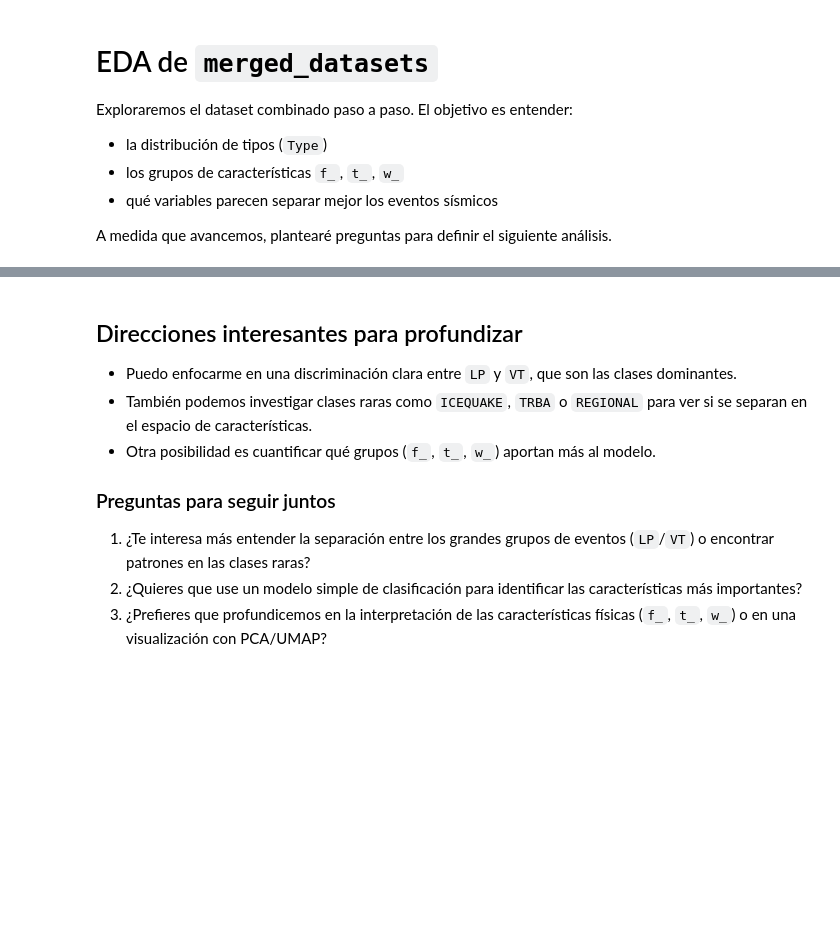
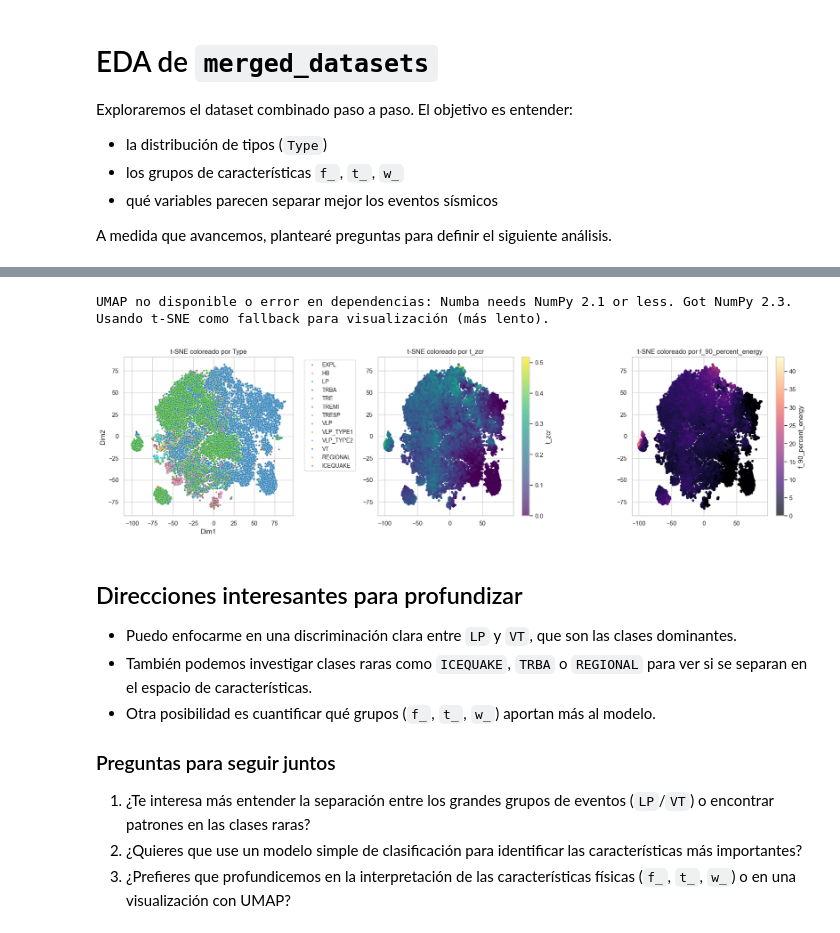
Before and after one commit to RickParra96/TESIS, a Jupyter notebook: EDA_merged_datasets.ipynb, the cells around one changed output, grey strips where cells are left out. Drawn from its saved outputs; the diff is of its cells as text; code cells hidden in the pictures; blank space fills up the shorter version.

```diff
--- a/EDA_merged_datasets.ipynb
+++ b/EDA_merged_datasets.ipynb
@@ -84,23 +121,57 @@ if set(main_types).issubset(df['Type'].unique()):
 # %%
-# PCA simple para visualizar si hay separación por tipo
-from sklearn.decomposition import PCA
+# UMAP para visualizaciones: tres gráficos en figuras distintas coloreados por Type, t_zcr y f_90_percent_energy
+# Intentaremos usar UMAP, pero si falla (p. ej. por dependencias numba/numpy), usaremos t-SNE como fallback.
+try:
+    import umap
+    from umap import UMAP
+    umap_available = True
+except Exception as e:
+    print('UMAP no disponible o error en dependencias:', e)
+    umap_available = False
+
 from sklearn.preprocessing import StandardScaler
+from sklearn.manifold import TSNE
 
 subset = df[numeric_cols].fillna(0)
 scaler = StandardScaler()
 X = scaler.fit_transform(subset)
 
-pca = PCA(n_components=2, random_state=42)
-X_pca = pca.fit_transform(X)
+if umap_available:
+    reducer = UMAP(n_components=2, random_state=42)
+    embedding = reducer.fit_transform(X)
+    method_name = 'UMAP'
+else:
+    print('Usando t-SNE como fallback para visualización (más lento).')
+    reducer = TSNE(n_components=2, random_state=42, init='pca', learning_rate='auto')
+    embedding = reducer.fit_transform(X)
+    method_name = 't-SNE'
 
-pca_df = pd.DataFrame(X_pca, columns=['PC1', 'PC2'])
-pca_df['Type'] = df['Type'].values
+umap_df = pd.DataFrame(embedding, columns=['Dim1', 'Dim2'])
+umap_df['Type'] = df['Type'].values
+umap_df['t_zcr'] = df.get('t_zcr', np.nan)
+umap_df['f_90_percent_energy'] = df.get('f_90_percent_energy', np.nan)
 
-plt.figure(figsize=(10, 7))
-sns.scatterplot(data=pca_df, x='PC1', y='PC2', hue='Type', alpha=0.6, legend='full', palette='tab10')
-plt.title('PCA 2D de features numéricos')
-plt.legend(bbox_to_anchor=(1.05, 1), loc='upper left')
+plt.figure(figsize=(8, 6))
+sns.scatterplot(data=umap_df, x='Dim1', y='Dim2', hue='Type', s=10, alpha=0.7, palette='tab10')
+plt.title(f'{method_name} coloreado por Type')
+plt.legend(bbox_to_anchor=(1.05, 1), loc='upper left', fontsize='small')
 plt.tight_layout()
 plt.show()
 
-print('Varianza explicada por PC1 y PC2:', pca.explained_variance_ratio_[:2])
+plt.figure(figsize=(8, 6))
+sc = plt.scatter(umap_df['Dim1'], umap_df['Dim2'], c=umap_df['t_zcr'], cmap='viridis', s=10, alpha=0.7)
+plt.colorbar(sc, label='t_zcr')
+plt.title(f'{method_name} coloreado por t_zcr')
+plt.tight_layout()
+plt.show()
+
+plt.figure(figsize=(8, 6))
+sc = plt.scatter(umap_df['Dim1'], umap_df['Dim2'], c=umap_df['f_90_percent_energy'], cmap='magma', s=10, alpha=0.7)
+plt.colorbar(sc, label='f_90_percent_energy')
+plt.title(f'{method_name} coloreado por f_90_percent_energy')
+plt.tight_layout()
+plt.show()
+# %% [output]
+UMAP no disponible o error en dependencias: Numba needs NumPy 2.1 or less. Got NumPy 2.3.
+Usando t-SNE como fallback para visualización (más lento).
+[figure, added]
@@ -113,4 +192,4 @@ print('Varianza explicada por PC1 y PC2:', pca.explained_variance_ratio_[:2])
 ### Preguntas para seguir juntos
 1. ¿Te interesa más entender la separación entre los grandes grupos de eventos (`LP`/`VT`) o encontrar patrones en las clases raras?
 2. ¿Quieres que use un modelo simple de clasificación para identificar las características más importantes?
-3. ¿Prefieres que profundicemos en la interpretación de las características físicas (`f_`, `t_`, `w_`) o en una visualización con PCA/UMAP?
+3. ¿Prefieres que profundicemos en la interpretación de las características físicas (`f_`, `t_`, `w_`) o en una visualización con UMAP?
```
Also changed, not shown: parts of 5 cells of this notebook.
